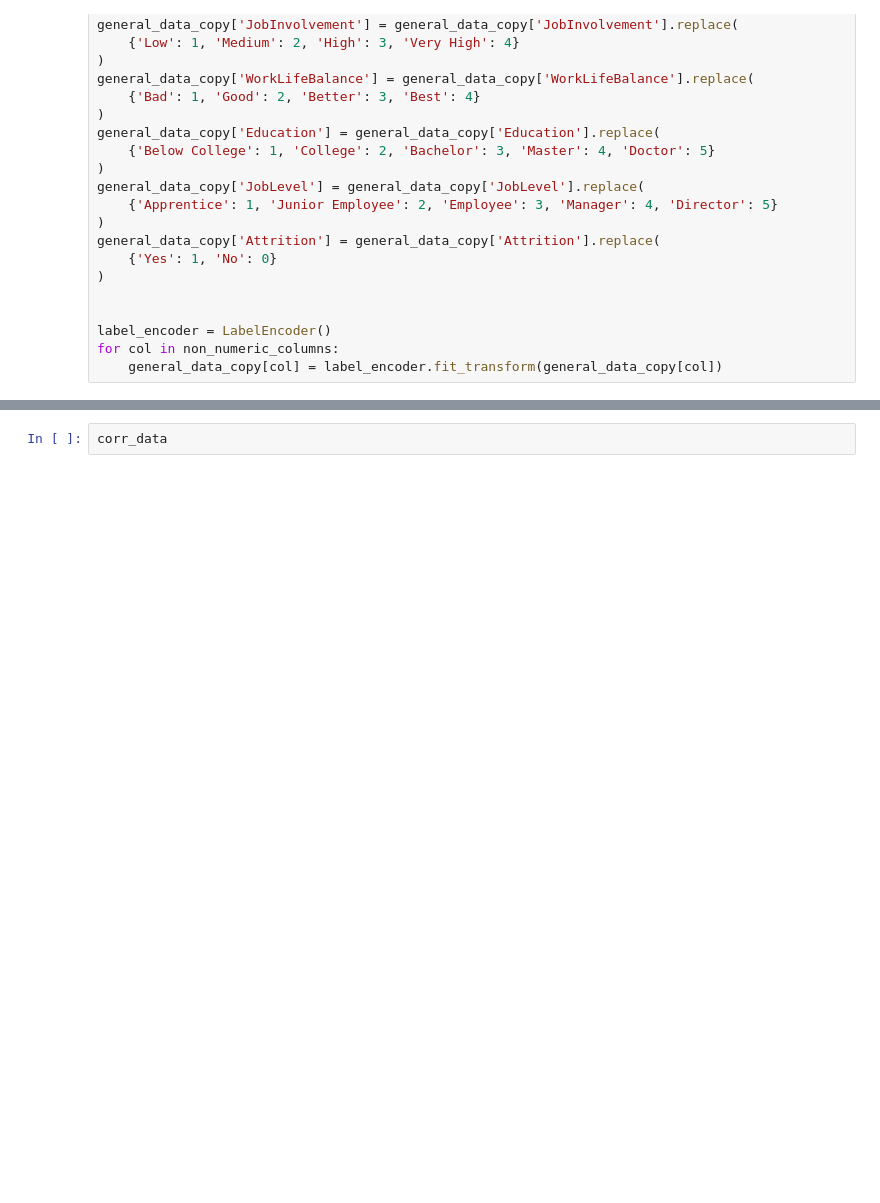
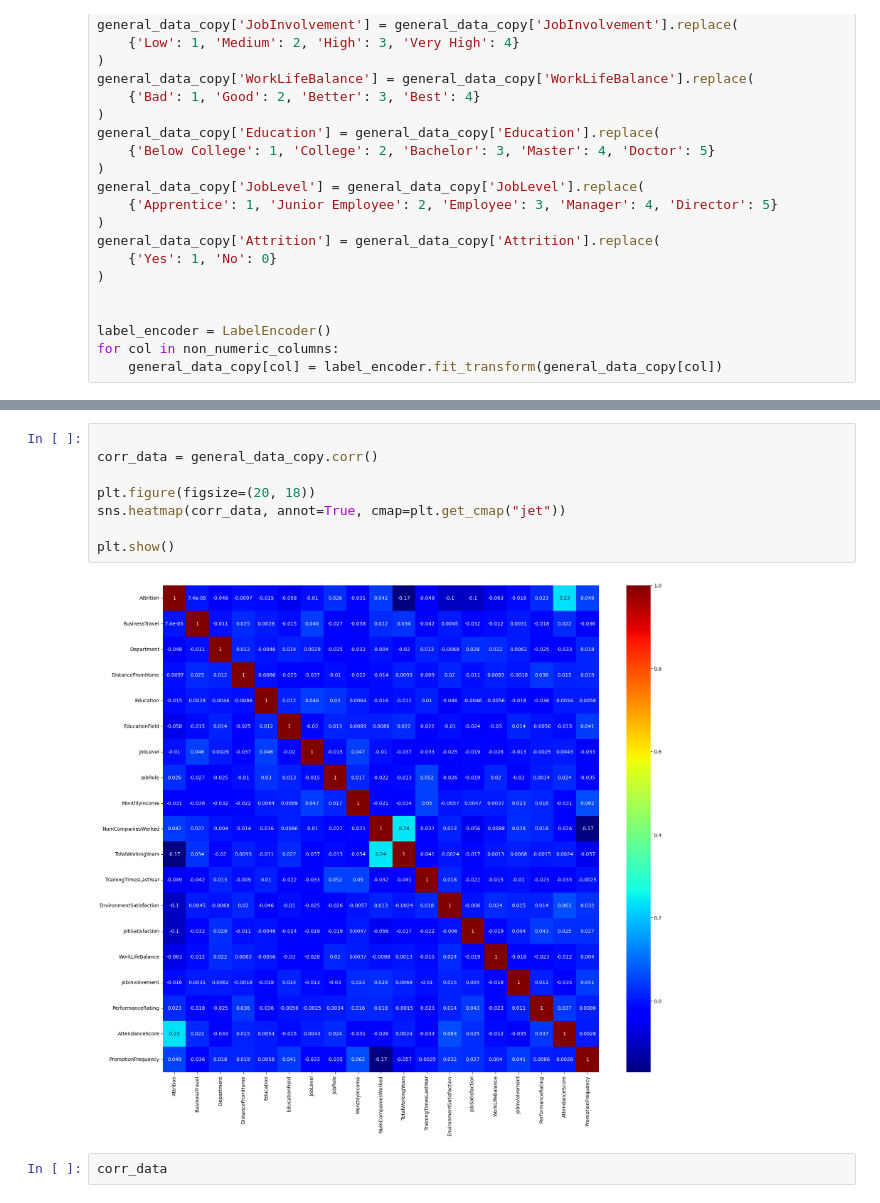
Before and after one commit to D33el/HumanForYou-CESI-A4, a Jupyter notebook: visualisation_des_données.ipynb, the cells around one changed output, grey strips where cells are left out. Cells and saved outputs as stored; diff of their text form; blank space fills up the shorter version.

```diff
--- a/visualisation_des_données.ipynb
+++ b/visualisation_des_données.ipynb
@@ -405,3 +459,13 @@ plt.show()
+# %%
+
+corr_data = general_data_copy.corr()
+
+plt.figure(figsize=(20, 18))
+sns.heatmap(corr_data, annot=True, cmap=plt.get_cmap("jet"))
+
+plt.show()
+# %% [output]
+[figure, added]
 # %%
 corr_data
 # %% [output]
```
Also changed, not shown: parts of 14 cells of this notebook.
